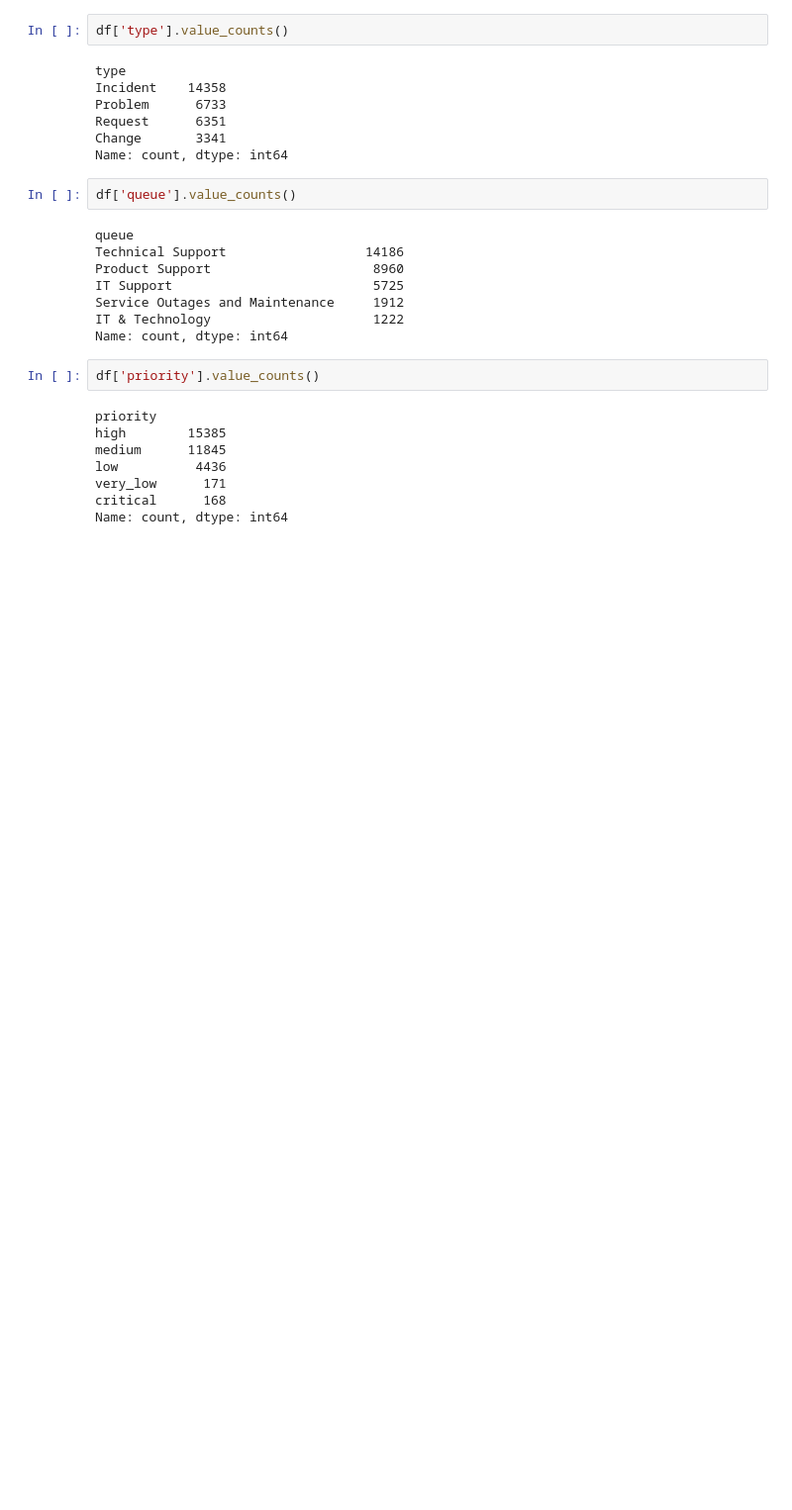
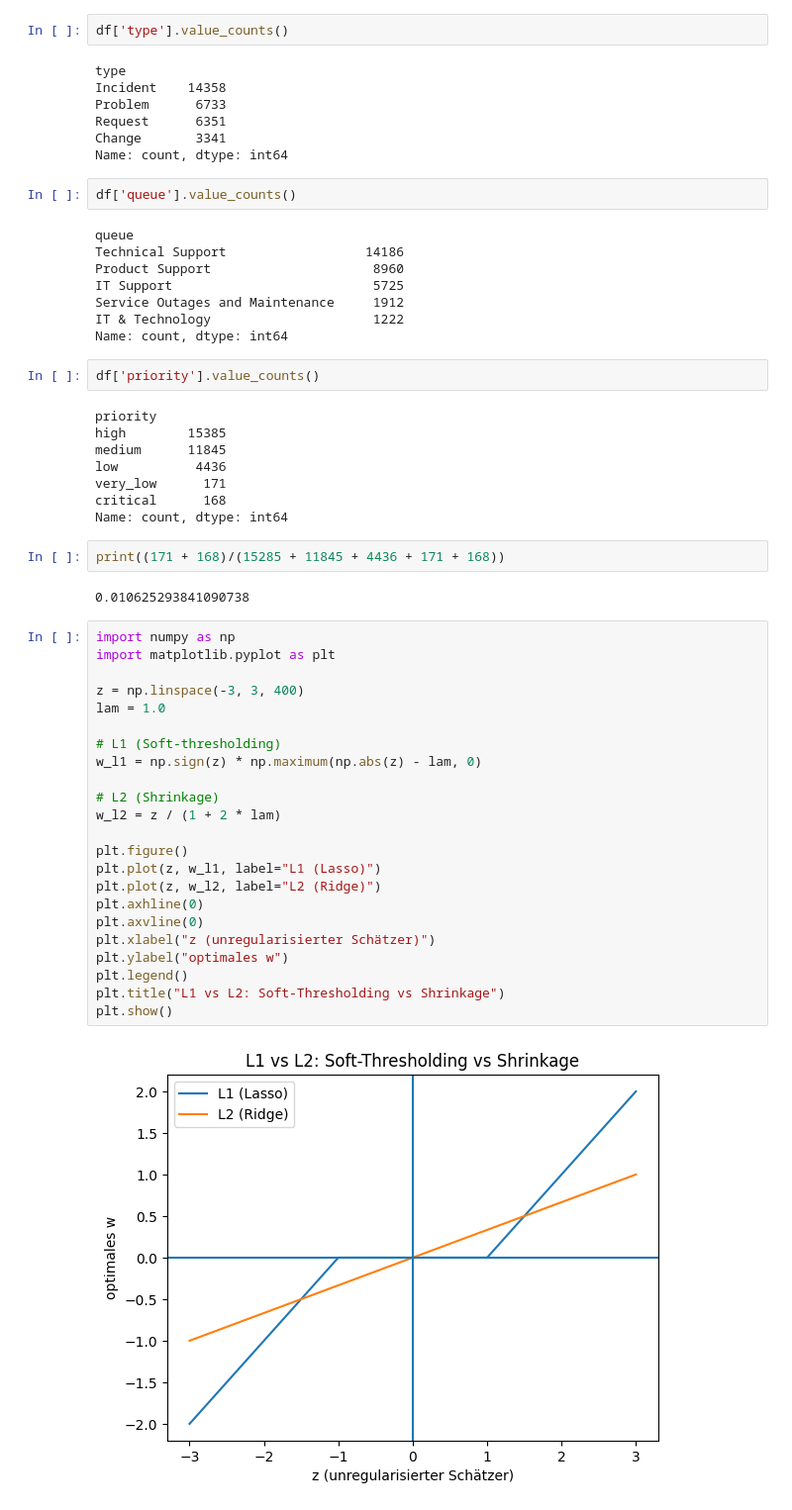
Before and after one commit to TimFbr03/bert, a Jupyter notebook: src/data/visualize_data.ipynb, the cells around one changed output. Shown at 99% size. Drawn from its saved outputs; the diff is of its cells as text; blank space fills up the shorter version.

```diff
--- a/src/data/visualize_data.ipynb
+++ b/src/data/visualize_data.ipynb
@@ -71,3 +71,32 @@ low          4436
 very_low      171
 critical      168
 Name: count, dtype: int64
+# %%
+print((171 + 168)/(15285 + 11845 + 4436 + 171 + 168))
+# %% [output]
+0.010625293841090738
+# %%
+import numpy as np
+import matplotlib.pyplot as plt
+
+z = np.linspace(-3, 3, 400)
+lam = 1.0
+
+# L1 (Soft-thresholding)
+w_l1 = np.sign(z) * np.maximum(np.abs(z) - lam, 0)
+
+# L2 (Shrinkage)
+w_l2 = z / (1 + 2 * lam)
+
+plt.figure()
+plt.plot(z, w_l1, label="L1 (Lasso)")
+plt.plot(z, w_l2, label="L2 (Ridge)")
+plt.axhline(0)
+plt.axvline(0)
+plt.xlabel("z (unregularisierter Schätzer)")
+plt.ylabel("optimales w")
+plt.legend()
+plt.title("L1 vs L2: Soft-Thresholding vs Shrinkage")
+plt.show()
+# %% [output]
+[figure, added]
```
Also changed, not shown: 2 other files.
